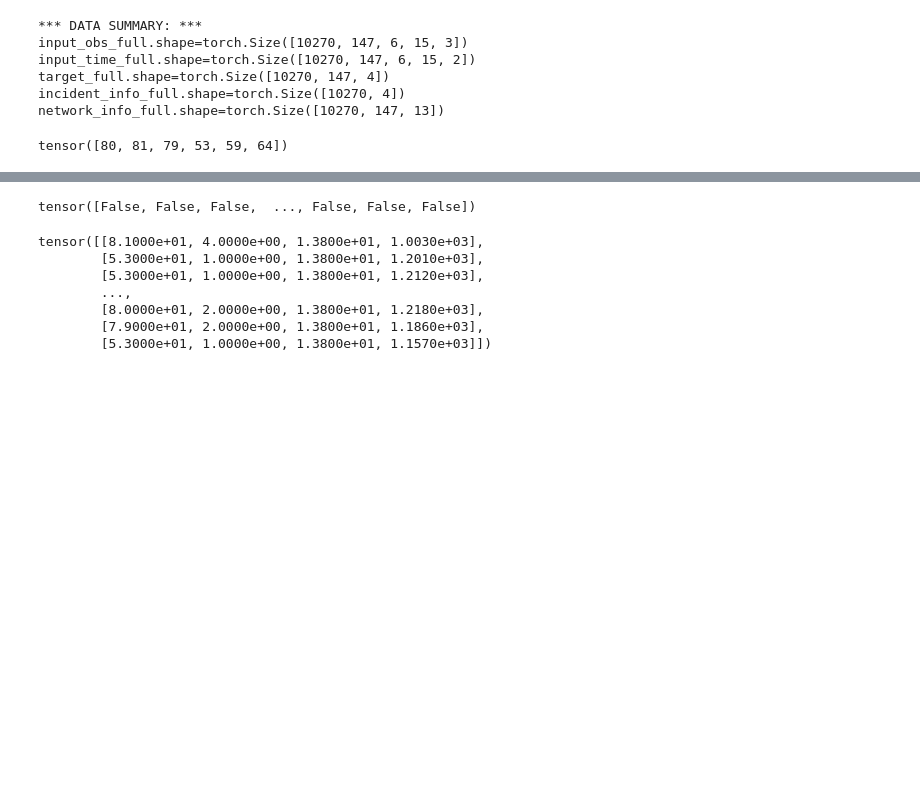
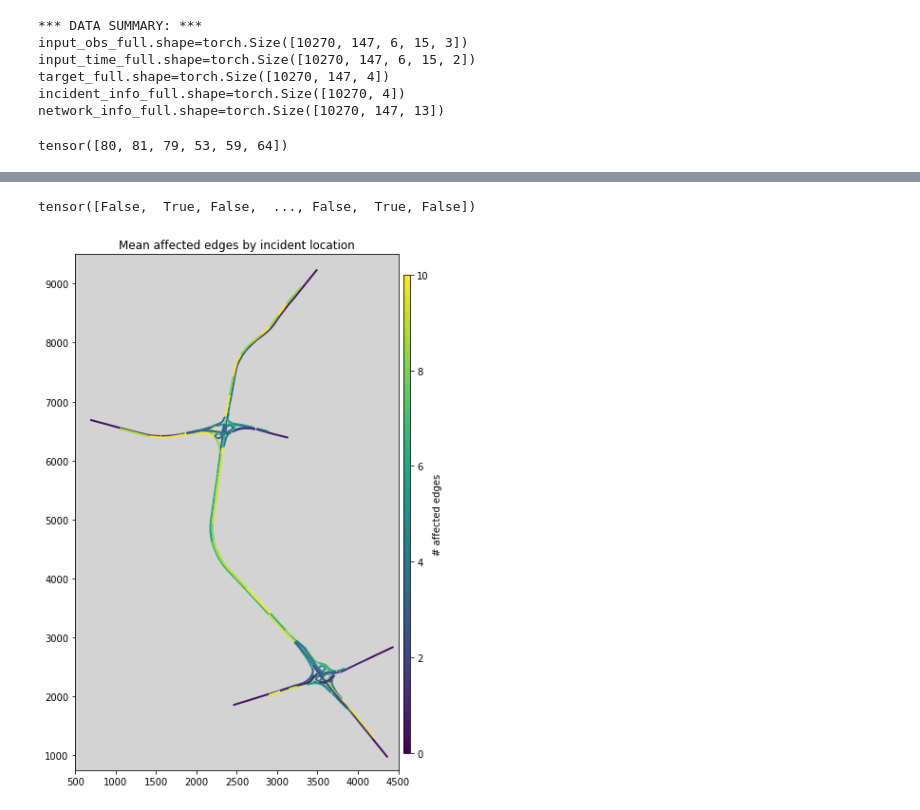
Before and after one commit to MathiasNT/CongestionPropagationPrediction, a Jupyter notebook: notebooks/spatial_data_split.ipynb, the cells around one changed output, grey strips where cells are left out. Saved outputs shown, nothing was run; the diff lists cells and outputs as text; code cells hidden in the pictures; blank space fills up the shorter version.

```diff
--- a/notebooks/spatial_data_split.ipynb
+++ b/notebooks/spatial_data_split.ipynb
@@ -57,19 +102,49 @@ input_time_full = input_full[...,-2:]
 target_full = torch.Tensor(np.load(f'{folder_path}/target_data.npy'))
 incident_info_full = torch.Tensor(np.load(f'{folder_path}/incident_info.npy'))
 network_info_full = torch.Tensor(np.load(f'{folder_path}/network_info.npy'))
+# %%
+target_full[...,0].sum(1) > 5
+# %% [output]
+tensor([False,  True, False,  ..., False,  True, False])
 # %%
 spatial_test_mask = sum(incident_info_full[...,0] == edge_idx for edge_idx in test_edge_idxs).bool()
-# %%
-spatial_test_mask
-# %% [output]
-tensor([False, False, False,  ..., False, False, False])
-# %%
-incident_info_full[spatial_test_mask]
-# %% [output]
-tensor([[8.1000e+01, 4.0000e+00, 1.3800e+01, 1.0030e+03],
-        [5.3000e+01, 1.0000e+00, 1.3800e+01, 1.2010e+03],
-        [5.3000e+01, 1.0000e+00, 1.3800e+01, 1.2120e+03],
-        ...,
-        [8.0000e+01, 2.0000e+00, 1.3800e+01, 1.2180e+03],
-        [7.9000e+01, 2.0000e+00, 1.3800e+01, 1.1860e+03],
-        [5.3000e+01, 1.0000e+00, 1.3800e+01, 1.1570e+03]])
+# %%
+ie_sorted_sims_arr = []
+num_sims_arr = []
+mean_impact_arr = []
+std_impact_arr = []
+for i in range(147):
+    ie_edge_mask = incident_info_full[...,0] == i
+    ie_sorted_sims_arr.append(target_full[ie_edge_mask])
+
+    ie_sims = ie_sorted_sims_arr[i]
+    num_sims = ie_sims.shape[0]
+    num_sims_arr.append(num_sims)
+
+    mean_impact_arr.append(ie_sims[...,0].sum(1).mean())
+    std_impact_arr.append(ie_sims[...,0].sum(1).std())
+    # print(f'Number of sims w. IE idx {i}: {num_sims} mean impact: {mean_impact}')
+# %%
+norm = mcolors.Normalize(vmin=0, vmax=10)
+cmap = 'viridis'
+
+fig, ax = plt.subplots(1, 1, figsize=(7,10))
+ax, line_segments = plotNet_colormap_w_norm(net=net,
+                                        array=mean_impact_arr,
+                                        widths=widths,
+                                        options=plot_options,
+                                        ax=ax,
+                                        area=area,
+                                        norm=norm,
+                                        cmap=cmap,
+                                        )
+ax.set_title('Mean affected edges by incident location')
+ax.set_facecolor('lightgray')
+
+plt.subplots_adjust(wspace=0.01, hspace=0)
+fig.subplots_adjust(right=0.8)
+cbar_ax = fig.add_axes([0.81, 0.15, 0.015, 0.7])
+cbar = fig.colorbar(line_segments, cax=cbar_ax)
+cbar.set_label('# affected edges')
+# %% [output]
+[figure, added]
```
Also changed, not shown: parts of 17 cells of this notebook, 7 other files.
